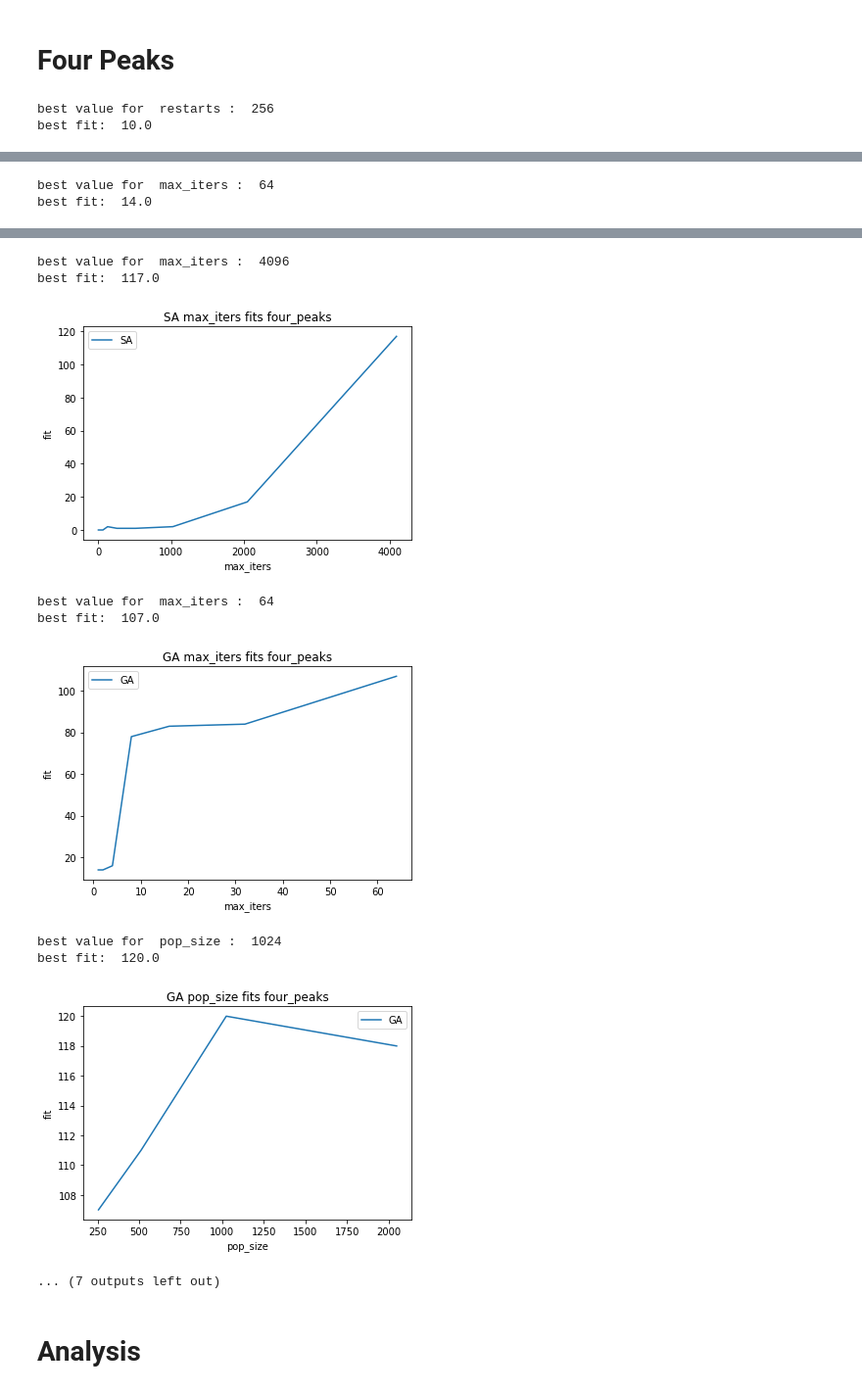
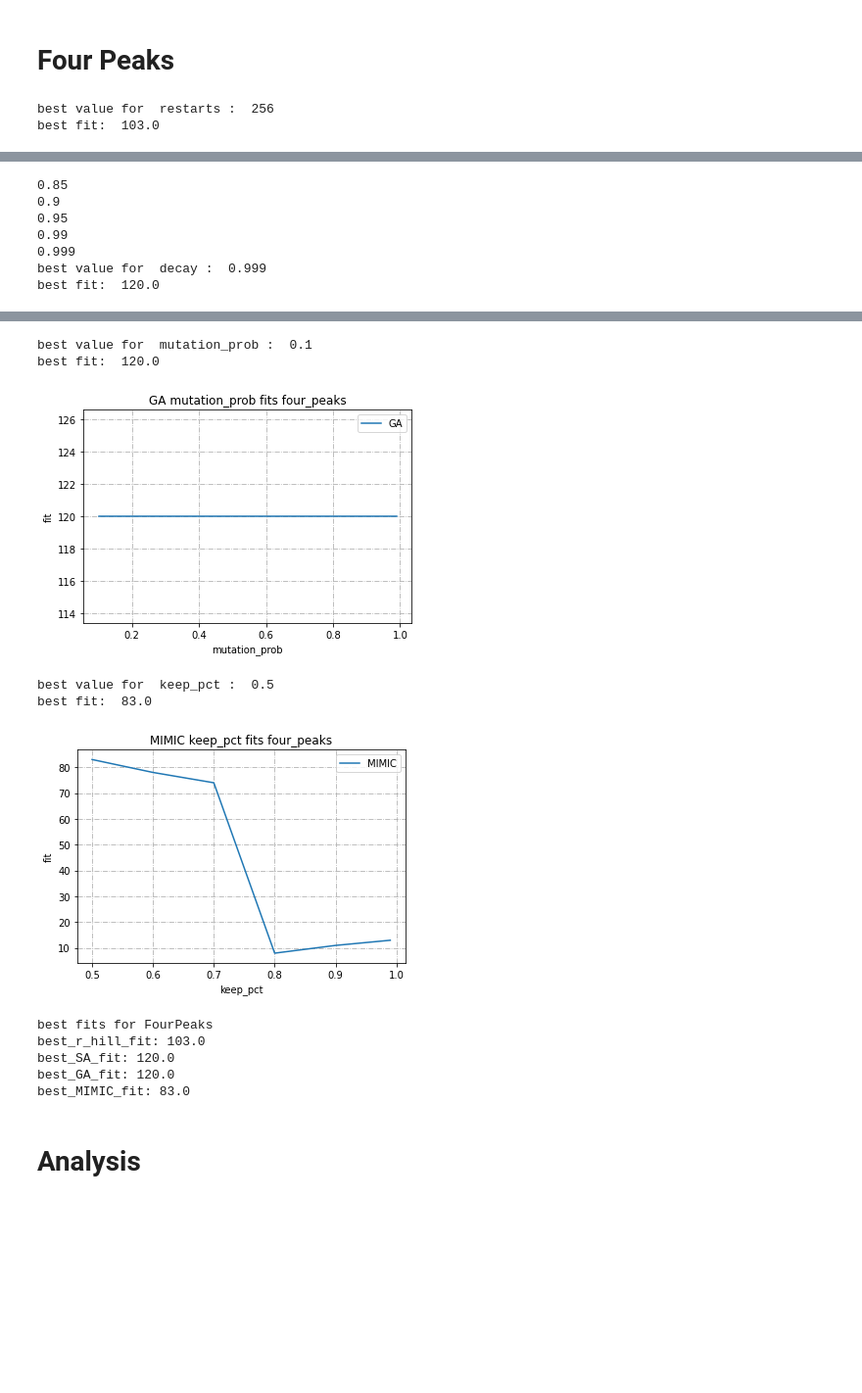
Before and after one commit to jfuerst92/Brigandine, a Jupyter notebook: analysis.ipynb, the cells around one changed output, grey strips where cells are left out. Shown at 98% size. Drawn from its saved outputs; the diff is of its cells as text; code cells hidden in the pictures; blank space fills up the shorter version.

```diff
--- a/analysis.ipynb
+++ b/analysis.ipynb
@@ -120,6 +128,7 @@ mimic_args = {
     'keep_pct': 0.3,
     'max_attempts': 10,
     'max_iters': 10000,
+    'fast_mimic': True
 }
 # %%
 times_per_iterations = {
@@ -186,7 +195,7 @@ r_hill_args['restarts'] = arg_val
 #max_iter_range = [1, 2, 4, 8, 16, 32, 64, 128, 256]
 #arg_val, best_fit = test_param('max_iters', max_iter_range, problem, mlrose.random_hill_climb, r_hill_args, plot=True, alg_name="r_hill", prob_name="OneMax")
 
-r_hill_args['max_iters'] = arg_val
+#r_hill_args['max_iters'] = arg_val
 best_r_hill_fit = best_fit
 
 #Simulated annealing
@@ -198,14 +207,14 @@ arg_val, best_fit = test_param('decay', decay_range, problem, mlrose.simulated_a
 #max_iter_range = [1, 2, 4, 8, 16, 32, 64, 128, 256, 512, 1024, 2048, 4096, 8192]
 #arg_val, best_fit = test_param('max_iters', max_iter_range, problem, mlrose.simulated_annealing, sa_args, plot=True, alg_name="SA", prob_name="OneMax")
 
-sa_args['max_iters'] = arg_val
+#sa_args['max_iters'] = arg_val
 best_SA_fit = best_fit
 # genetic algorithm
 
 #max_iter_range = [1, 2, 4, 8, 16, 32, 64]#, 128, 256, 512, 1024, 2048, 4096, 8192]
 #arg_val, best_fit = test_param('max_iters', max_iter_range, problem, mlrose.genetic_alg, ga_args, plot=True, alg_name="GA", prob_name="OneMax")
 
-ga_args['max_iters'] = arg_val
+#ga_args['max_iters'] = arg_val
 
 pop_size_range = [256, 512, 1024, 2048]
 arg_val, best_fit = test_param('pop_size', pop_size_range, problem, mlrose.genetic_alg, ga_args, plot=True, alg_name="GA", prob_name="OneMax")
@@ -367,7 +380,7 @@ r_hill_args['restarts'] = arg_val
 #max_iter_range = [1, 2, 4, 8, 16, 32, 64]#, 128, 256, 512, 1024, 2048, 4096, 8192]
 #arg_val, best_fit = test_param('max_iters', max_iter_range, problem, mlrose.random_hill_climb, r_hill_args, plot=True, alg_name="r_hill", prob_name="four_peaks")
 
-r_hill_args['max_iters'] = arg_val
+#r_hill_args['max_iters'] = arg_val
 best_r_hill_fit = best_fit
 
 #Simulated annealing
@@ -379,14 +392,14 @@ arg_val, best_fit = test_param('decay', decay_range, problem, mlrose.simulated_a
 #max_iter_range = [1, 2, 4, 8, 16, 32, 64, 128, 256, 512, 1024, 2048, 4096]#, 8192]
 #arg_val, best_fit = test_param('max_iters', max_iter_range, problem, mlrose.simulated_annealing, sa_args, plot=True, alg_name="SA", prob_name="four_peaks")
 
-sa_args['max_iters'] = arg_val
+#sa_args['max_iters'] = arg_val
 best_SA_fit = best_fit
 # genetic algorithm
 
 #max_iter_range = [1, 2, 4, 8, 16, 32, 64]# , 128, 256, 512, 1024, 2048, 4096, 8192]
 #arg_val, best_fit = test_param('max_iters', max_iter_range, problem, mlrose.genetic_alg, ga_args, plot=True, alg_name="GA", prob_name="four_peaks")
 
-ga_args['max_iters'] = arg_val
+#ga_args['max_iters'] = arg_val
 
 pop_size_range = [256, 512, 1024, 2048]
 arg_val, best_fit = test_param('pop_size', pop_size_range, problem, mlrose.genetic_alg, ga_args, plot=True, alg_name="GA", prob_name="four_peaks")
@@ -412,7 +425,7 @@ mimic_args['keep_pct'] = arg_val
 #max_iter_range = [1, 2, 4, 8, 16, 32, 64]#, 128, 256, 512, 1024, 2048, 4096, 8192]
 #arg_val, best_fit = test_param('max_iters', max_iter_range, problem, mlrose.mimic, mimic_args, plot=True, alg_name="MIMIC", prob_name="four_peaks")
 
-mimic_args['max_iters'] = arg_val
+#mimic_args['max_iters'] = arg_val
 best_MIMIC_fit = best_fit
 
 print("best fits for FourPeaks")
@@ -422,4 +435,4 @@ print("best_GA_fit:",best_GA_fit)
 print("best_MIMIC_fit:", best_MIMIC_fit)
 # %% [output]
 best value for  restarts :  256
-best fit:  10.0
+best fit:  103.0
@@ -427,2 +440,7 @@ best fit:  10.0
-best value for  max_iters :  64
-best fit:  14.0
+0.85
+0.9
+0.95
+0.99
+0.999
+best value for  decay :  0.999
+best fit:  120.0
@@ -438,13 +451,14 @@ best fit:  0
-best value for  max_iters :  4096
-best fit:  117.0
+best value for  mutation_prob :  0.1
+best fit:  120.0
-[figure, old version]
+[figure, new version]
-best value for  max_iters :  64
-best fit:  107.0
+best value for  keep_pct :  0.5
+best fit:  83.0
-[figure, old version]
+[figure, new version]
-best value for  pop_size :  1024
-best fit:  120.0
+best fits for FourPeaks
+best_r_hill_fit: 103.0
+best_SA_fit: 120.0
+best_GA_fit: 120.0
+best_MIMIC_fit: 83.0
-[figure, removed]
-... (7 outputs left out)
 # %%
 length = 64
 fitness_fn = mlrose.FourPeaks()#t_pct=0.10
```
Also changed, not shown: parts of 11 cells of this notebook, 2 other files.
